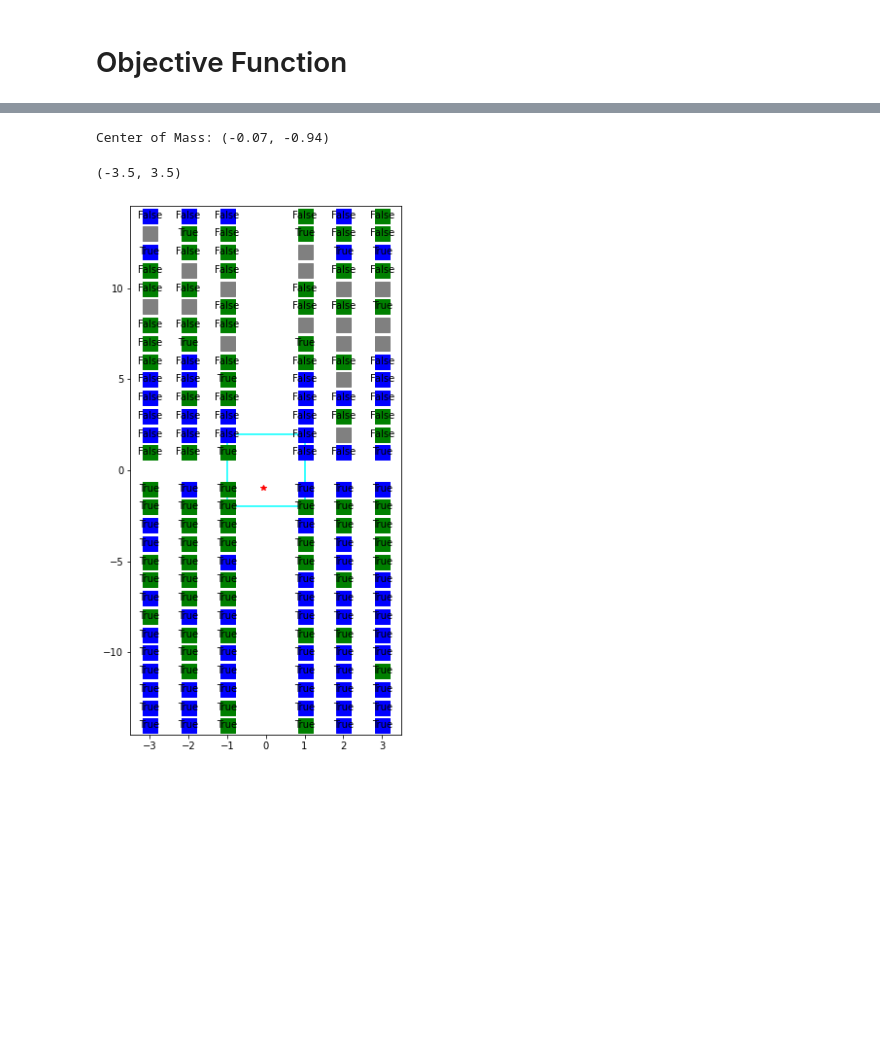
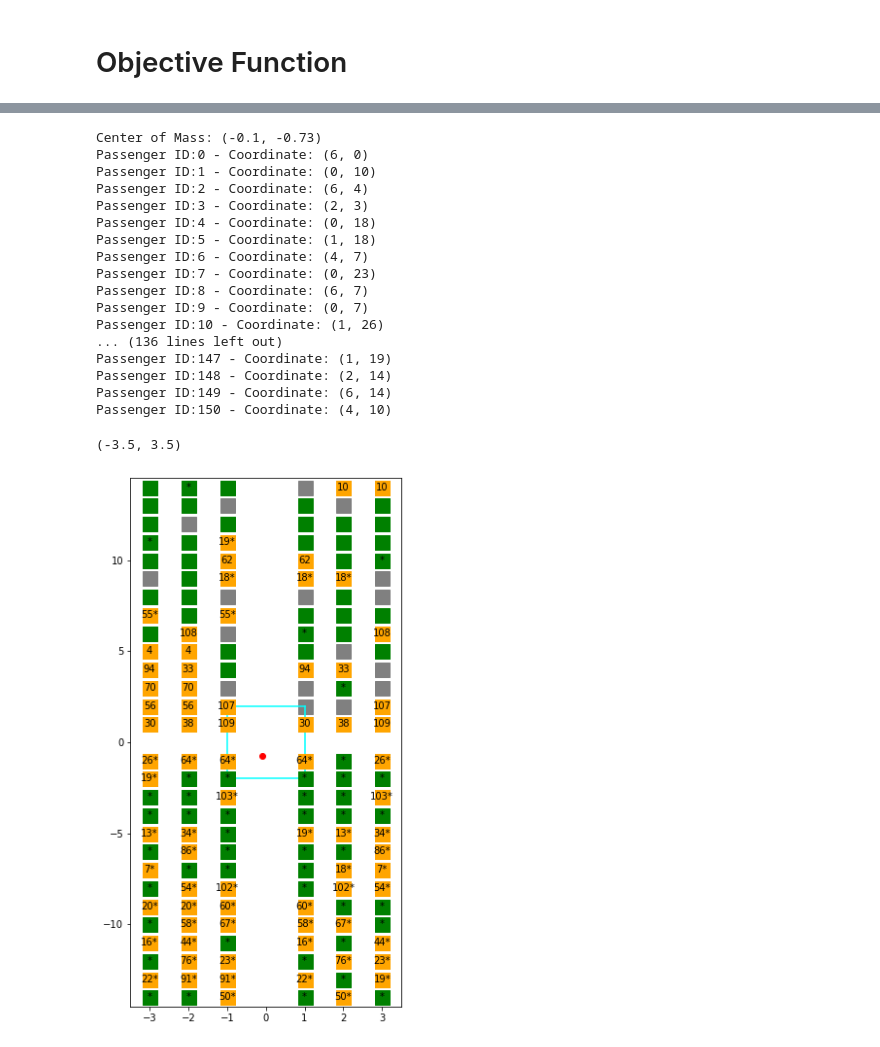
Before and after one commit to geraldomsousaj/ST7-AirFrance, a Jupyter notebook: model_v1.ipynb, the cells around one changed output, grey strips where cells are left out. Saved outputs shown, nothing was run; the diff lists cells and outputs as text; code cells hidden in the pictures; blank space fills up the shorter version.

```diff
--- a/model_v1.ipynb
+++ b/model_v1.ipynb
@@ -267,38 +277,55 @@ cm_y = round(barycenter_Y.getValue(),2)
 
 print(f"Center of Mass: {(cm_x, cm_y)}")
 
 
 fig = plt.figure(figsize=(5,10));
 for seat in itertools.product(X,Y):
     if seat[0] != 0:
         plt.plot(seat[0],seat[1],'s', color="gray", markersize=15)
 
 plt.plot([bary_lim_X, bary_lim_X]  , [-bary_lim_Y, bary_lim_Y],   color="cyan")
 plt.plot([-bary_lim_X, -bary_lim_X], [-bary_lim_Y, bary_lim_Y],   color="cyan")
 plt.plot([-bary_lim_X, bary_lim_X] , [bary_lim_Y, bary_lim_Y],    color="cyan")
 plt.plot([-bary_lim_X, bary_lim_X] , [-bary_lim_Y, -bary_lim_Y],   color="cyan")
 
 #for g in range(len(groups)):
     #print(j_g_max[g].x, j_g_min[g].x)
 
 for a in allocation:
     if allocation[a].x == 1:
-
+        label = ""
         if len(groups[passenger_from_id[a[0]].group_index].members) == 1:
             color = "green"
         else:
-            color = "blue"
+            color = "orange"
+            label = label + str(passengers[a[0]].group_index)
+
 
 
         #plt.plot(X[a[1]],Y[a[2]], 'o',color=colors[passengers[a[0]].group_index-1])
         plt.plot(X[a[1]], Y[a[2]], 's', color=color, markersize=15)
-        #plt.text(X[a[1]], Y[a[2]],passengers[a[0]].group_index, ha="center", va="center")
-        plt.text(X[a[1]], Y[a[2]],passenger_from_id[a[0]].transit_time < 90, ha="center", va="center")
-        #print(f"ID:{a[0]} - {(X[a[1]], Y[a[2]])}/{(a[1], a[2])} Sats: satisfaction[a[0]].x")
-plt.plot(cm_x,cm_y, "*", color="red")
+        plt.text(X[a[1]], Y[a[2]],label+"*"*(passenger_from_id[a[0]].transit_time < 90), ha="center", va="center")
+        print(f"Passenger ID:{a[0]} - Coordinate: {(a[1], a[2])}")
+plt.plot(cm_x,cm_y, "o", color="red")
 plt.ylim([-14.5,14.5])
 plt.xlim([-3.5,3.5])
 # %% [output]
-Center of Mass: (-0.07, -0.94)
+Center of Mass: (-0.1, -0.73)
+Passenger ID:0 - Coordinate: (6, 0)
+Passenger ID:1 - Coordinate: (0, 10)
+Passenger ID:2 - Coordinate: (6, 4)
+Passenger ID:3 - Coordinate: (2, 3)
+Passenger ID:4 - Coordinate: (0, 18)
+Passenger ID:5 - Coordinate: (1, 18)
+Passenger ID:6 - Coordinate: (4, 7)
+Passenger ID:7 - Coordinate: (0, 23)
+Passenger ID:8 - Coordinate: (6, 7)
+Passenger ID:9 - Coordinate: (0, 7)
+Passenger ID:10 - Coordinate: (1, 26)
+... (136 lines left out)
+Passenger ID:147 - Coordinate: (1, 19)
+Passenger ID:148 - Coordinate: (2, 14)
+Passenger ID:149 - Coordinate: (6, 14)
+Passenger ID:150 - Coordinate: (4, 10)
 (-3.5, 3.5)
-[figure, old version]
+[figure, new version]
```
Also changed, not shown: parts of 3 cells of this notebook.
